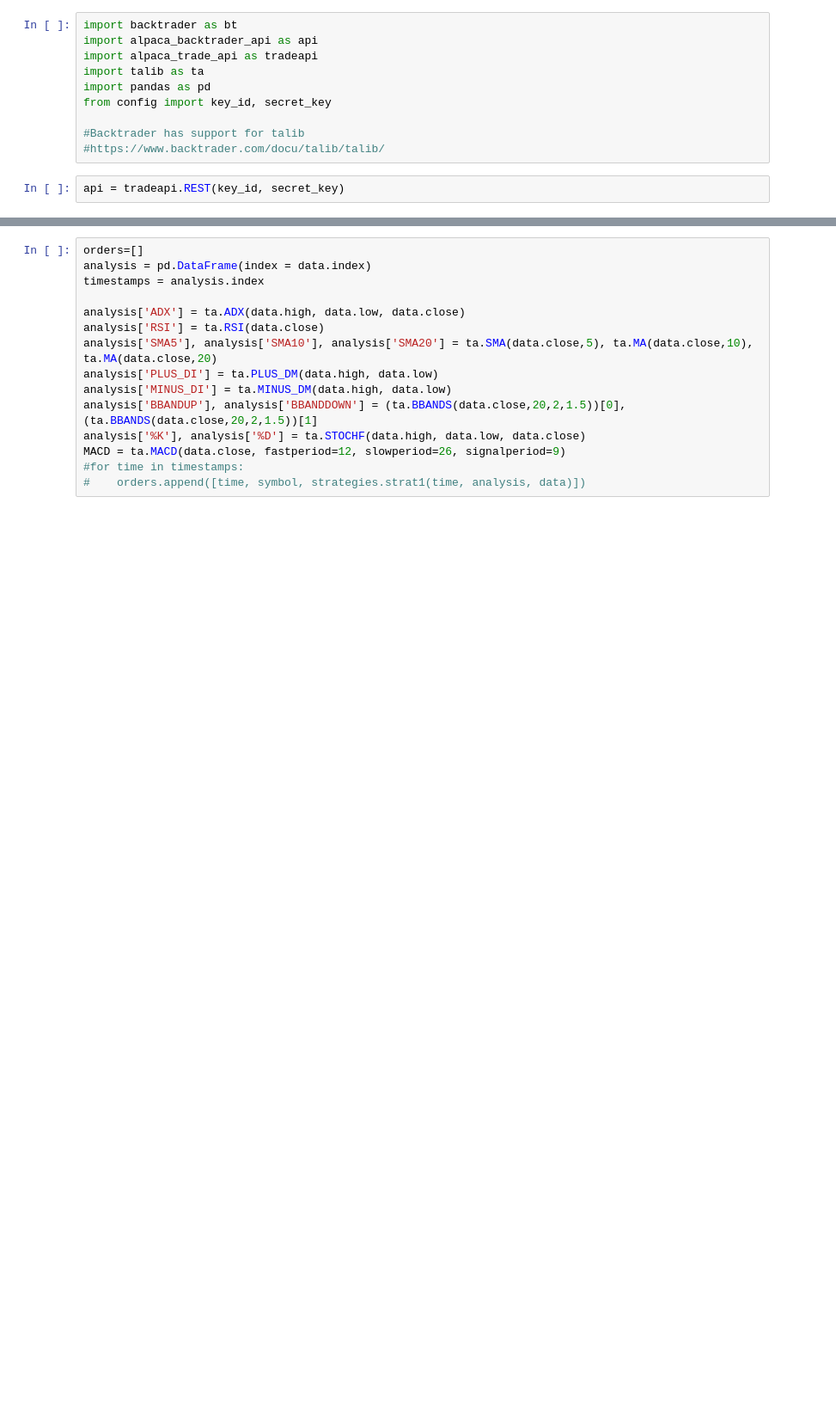
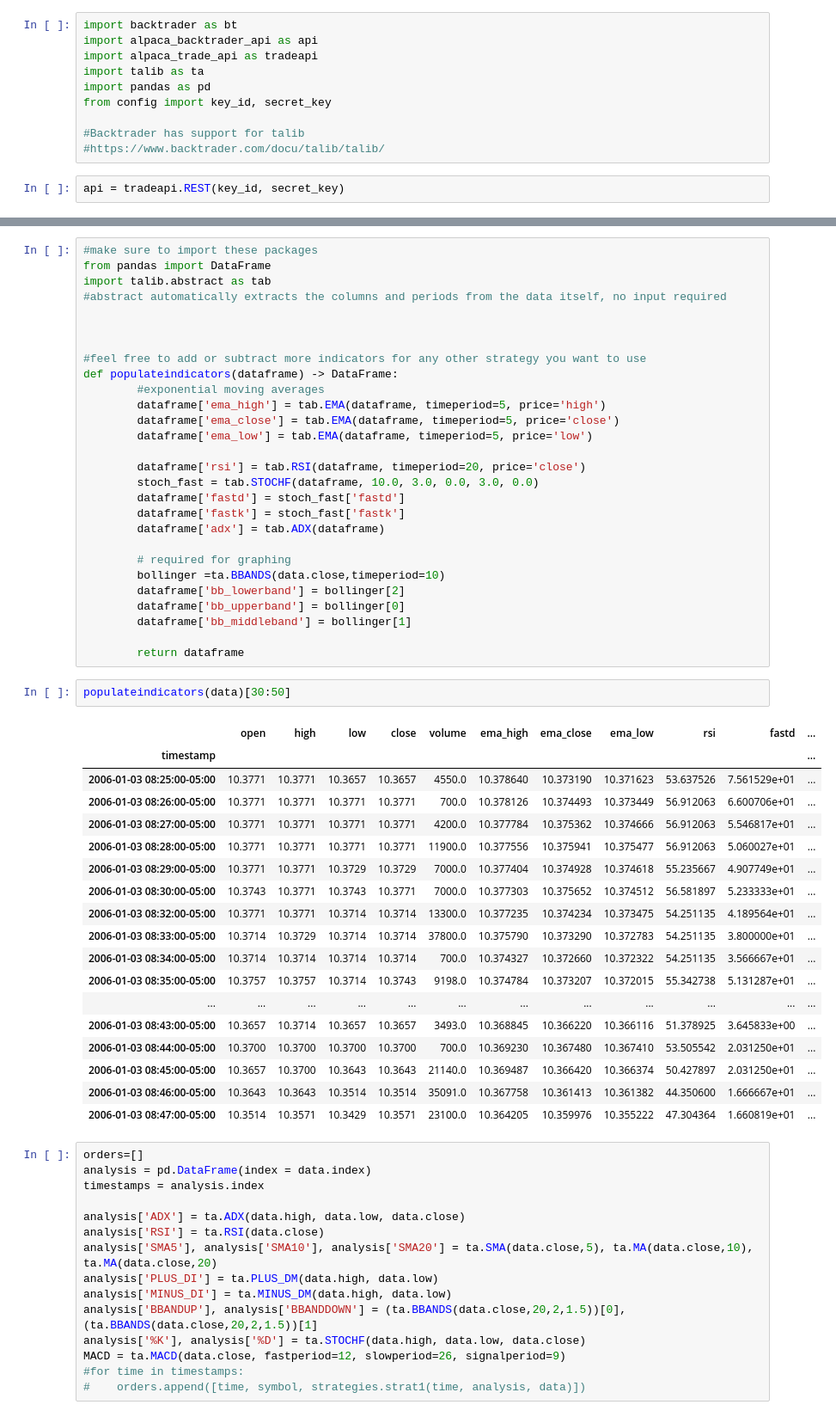
Before and after one commit to hjeffreywang/Alpaca-Algotrading--Legacy-, a Jupyter notebook: TA_lib.ipynb, the cells around one changed output, grey strips where cells are left out. Shown at 86% size. Drawn from its saved outputs; the diff is of its cells as text; blank space fills up the shorter version.

```diff
--- a/TA_lib.ipynb
+++ b/TA_lib.ipynb
@@ -25,3 +34,52 @@ data.head()
+# %%
+#make sure to import these packages
+from pandas import DataFrame
+import talib.abstract as tab
+#abstract automatically extracts the columns and periods from the data itself, no input required
+
+
+
+#feel free to add or subtract more indicators for any other strategy you want to use
+def populateindicators(dataframe) -> DataFrame:
+        #exponential moving averages
+        dataframe['ema_high'] = tab.EMA(dataframe, timeperiod=5, price='high')
+        dataframe['ema_close'] = tab.EMA(dataframe, timeperiod=5, price='close')
+        dataframe['ema_low'] = tab.EMA(dataframe, timeperiod=5, price='low')
+
+        dataframe['rsi'] = tab.RSI(dataframe, timeperiod=20, price='close')
+        stoch_fast = tab.STOCHF(dataframe, 10.0, 3.0, 0.0, 3.0, 0.0)
+        dataframe['fastd'] = stoch_fast['fastd']
+        dataframe['fastk'] = stoch_fast['fastk']
+        dataframe['adx'] = tab.ADX(dataframe)
+
+        # required for graphing
+        bollinger =ta.BBANDS(data.close,timeperiod=10)
+        dataframe['bb_lowerband'] = bollinger[2]
+        dataframe['bb_upperband'] = bollinger[0]
+        dataframe['bb_middleband'] = bollinger[1]
+
+        return dataframe
+# %%
+populateindicators(data)[30:50]
+# %% [output]
+|  | open | high | low | close | volume | ema_high | ema_close | ema_low | rsi | fastd | ... |
+| timestamp |  |  |  |  |  |  |  |  |  |  | ... |
+| 2006-01-03 08:25:00-05:00 | 10.3771 | 10.3771 | 10.3657 | 10.3657 | 4550.0 | 10.378640 | 10.373190 | 10.371623 | 53.637526 | 7.561529e+01 | ... |
+| 2006-01-03 08:26:00-05:00 | 10.3771 | 10.3771 | 10.3771 | 10.3771 | 700.0 | 10.378126 | 10.374493 | 10.373449 | 56.912063 | 6.600706e+01 | ... |
+| 2006-01-03 08:27:00-05:00 | 10.3771 | 10.3771 | 10.3771 | 10.3771 | 4200.0 | 10.377784 | 10.375362 | 10.374666 | 56.912063 | 5.546817e+01 | ... |
+| 2006-01-03 08:28:00-05:00 | 10.3771 | 10.3771 | 10.3771 | 10.3771 | 11900.0 | 10.377556 | 10.375941 | 10.375477 | 56.912063 | 5.060027e+01 | ... |
+| 2006-01-03 08:29:00-05:00 | 10.3771 | 10.3771 | 10.3729 | 10.3729 | 7000.0 | 10.377404 | 10.374928 | 10.374618 | 55.235667 | 4.907749e+01 | ... |
+| 2006-01-03 08:30:00-05:00 | 10.3743 | 10.3771 | 10.3743 | 10.3771 | 7000.0 | 10.377303 | 10.375652 | 10.374512 | 56.581897 | 5.233333e+01 | ... |
+| 2006-01-03 08:32:00-05:00 | 10.3771 | 10.3771 | 10.3714 | 10.3714 | 13300.0 | 10.377235 | 10.374234 | 10.373475 | 54.251135 | 4.189564e+01 | ... |
+| 2006-01-03 08:33:00-05:00 | 10.3714 | 10.3729 | 10.3714 | 10.3714 | 37800.0 | 10.375790 | 10.373290 | 10.372783 | 54.251135 | 3.800000e+01 | ... |
+| 2006-01-03 08:34:00-05:00 | 10.3714 | 10.3714 | 10.3714 | 10.3714 | 700.0 | 10.374327 | 10.372660 | 10.372322 | 54.251135 | 3.566667e+01 | ... |
+| 2006-01-03 08:35:00-05:00 | 10.3757 | 10.3757 | 10.3714 | 10.3743 | 9198.0 | 10.374784 | 10.373207 | 10.372015 | 55.342738 | 5.131287e+01 | ... |
+| ... | ... | ... | ... | ... | ... | ... | ... | ... | ... | ... | ... |
+| 2006-01-03 08:43:00-05:00 | 10.3657 | 10.3714 | 10.3657 | 10.3657 | 3493.0 | 10.368845 | 10.366220 | 10.366116 | 51.378925 | 3.645833e+00 | ... |
+| 2006-01-03 08:44:00-05:00 | 10.3700 | 10.3700 | 10.3700 | 10.3700 | 700.0 | 10.369230 | 10.367480 | 10.367410 | 53.505542 | 2.031250e+01 | ... |
+| 2006-01-03 08:45:00-05:00 | 10.3657 | 10.3700 | 10.3643 | 10.3643 | 21140.0 | 10.369487 | 10.366420 | 10.366374 | 50.427897 | 2.031250e+01 | ... |
+| 2006-01-03 08:46:00-05:00 | 10.3643 | 10.3643 | 10.3514 | 10.3514 | 35091.0 | 10.367758 | 10.361413 | 10.361382 | 44.350600 | 1.666667e+01 | ... |
+| 2006-01-03 08:47:00-05:00 | 10.3514 | 10.3571 | 10.3429 | 10.3571 | 23100.0 | 10.364205 | 10.359976 | 10.355222 | 47.304364 | 1.660819e+01 | ... |
 # %%
 orders=[]
 analysis = pd.DataFrame(index = data.index)
```
Also changed, not shown: parts of 9 cells of this notebook, 6 other files.
